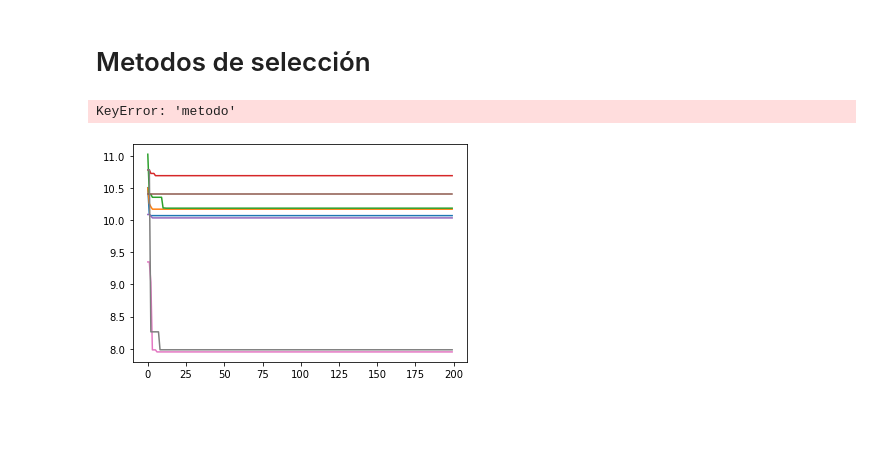
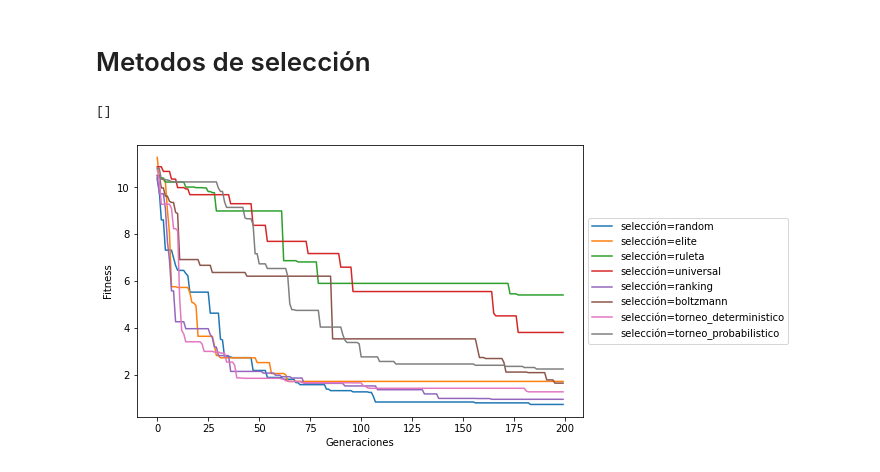
Before and after one commit to ArianSAGGESE7/sia-tp2, a Jupyter notebook: algoritmos_geneticos.ipynb, the cells around one changed output. Drawn from its saved outputs; the diff is of its cells as text; code cells hidden in the pictures; blank space fills up the shorter version.

```diff
--- a/algoritmos_geneticos.ipynb
+++ b/algoritmos_geneticos.ipynb
@@ -255,7 +255,7 @@ opciones = {
     "num_generaciones": 200,
     "mutacion": {
         "prob_mutacion": 0.5,
-        "cant_mutacion": 0.5
+        "cant_mutacion": 0.2
         },
     "cruza": {
         "metodo": "cruce_uniforme"
@@ -280,19 +280,19 @@ for seleccion in selecciones:
     metrica["seleccion"] = seleccion
     metricas.append(metrica)
 # %%
-fig, ax1 = plt.subplots()
+fig, ax1 = plt.subplots(figsize=(8,5))
 
 for metrica in metricas:
     best_score = metrica["mejor_fitness_por_generacion"]
     ax1.plot(best_score)
 
 ax1.legend(
-    ["prob_mutacion={}".format(d["seleccion"]) for d in metricas],
+    ["selección={}".format(d["seleccion"]) for d in metricas],
     bbox_to_anchor=[1., 0.5], loc='center left'
     )
 plt.ylabel("Fitness")
 plt.xlabel("Generaciones")
 plt.plot()
 # %% [output]
-KeyError: 'metodo'
+[]
-[figure, old version]
+[figure, new version]
```
Also changed, not shown: parts of 1 cell of this notebook, 1 other file.
